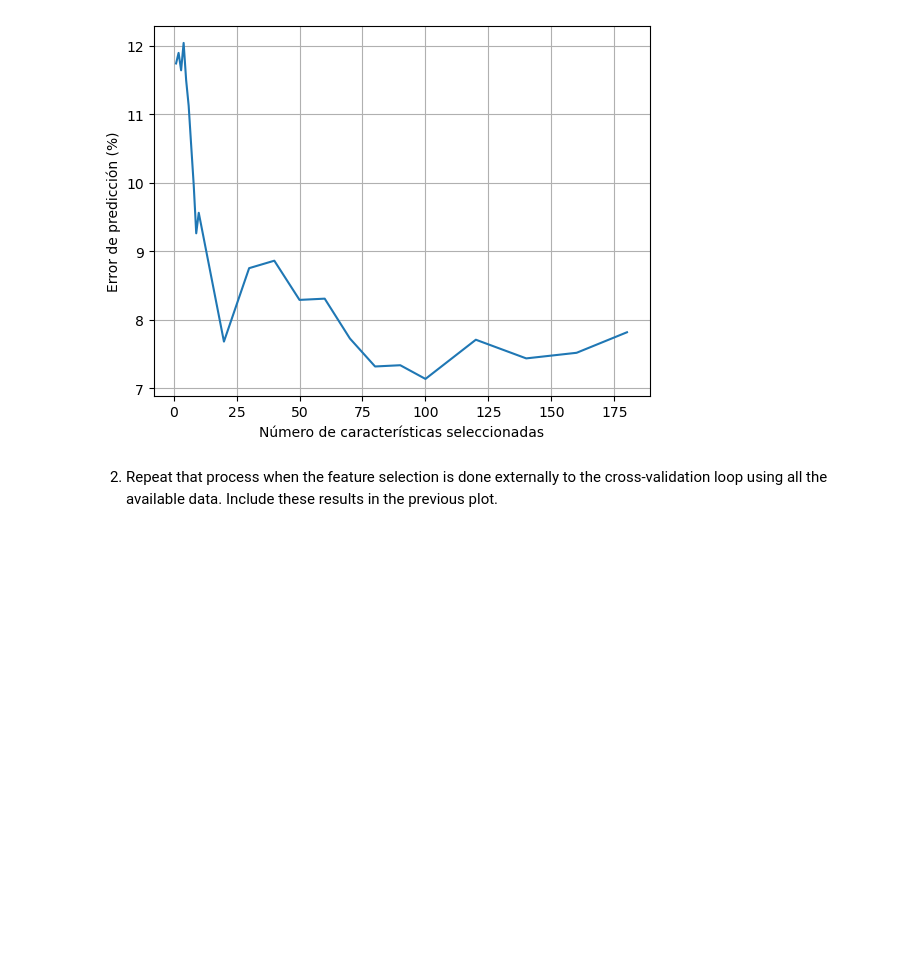
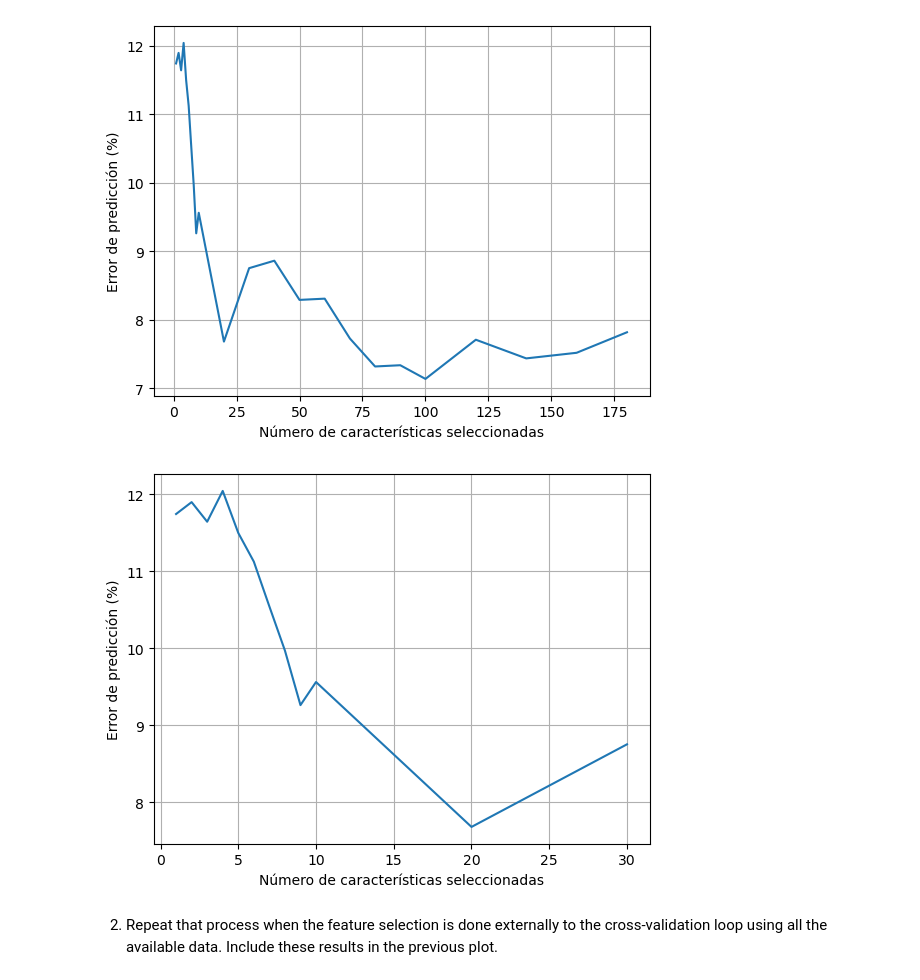
Before and after one commit to saraverdec/APAUT, a Jupyter notebook: APAUT_3/APAUT_3_Sara_2.ipynb, the cells around one changed output. Cells and saved outputs as stored; diff of their text form; code cells hidden in the pictures; blank space fills up the shorter version.

```diff
--- a/APAUT_3/APAUT_3_Sara_2.ipynb
+++ b/APAUT_3/APAUT_3_Sara_2.ipynb
@@ -349,6 +346,16 @@ plt.grid()
 plt.show()
 # %% [output]
 [figure]
+# %%
+# Para ver mejor los 20 primeros:
+plt.plot(feature_range[:12], np.array(mean_errors)[:12]*100)
+plt.xlabel('Número de características seleccionadas')
+plt.ylabel('Error de predicción (%)')
+
+plt.grid()
+plt.show()
+# %% [output]
+[figure, added]
 # %% [markdown]
 2. Repeat that process when the feature selection is done externally to the cross-validation loop using all the available data. Include these results in the previous plot.
 # %% [markdown]
```
Also changed, not shown: parts of 1 cell of this notebook.
